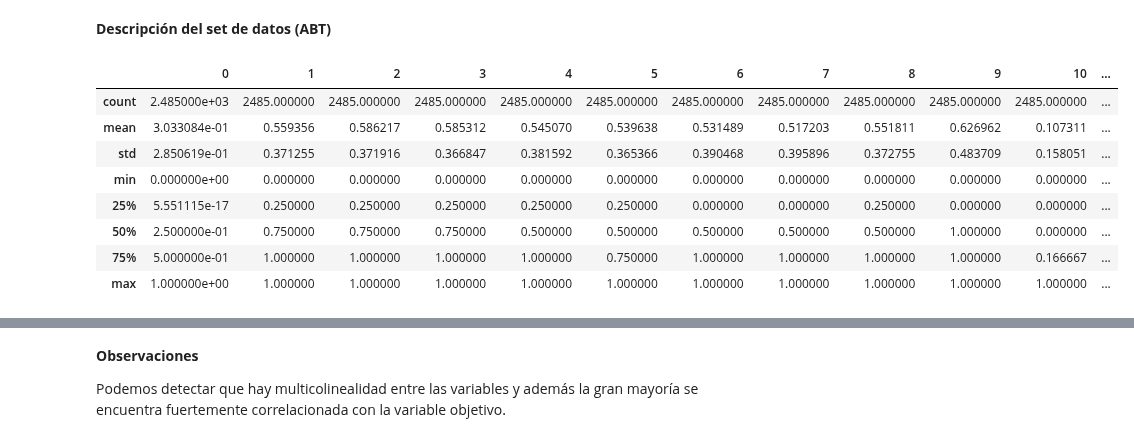
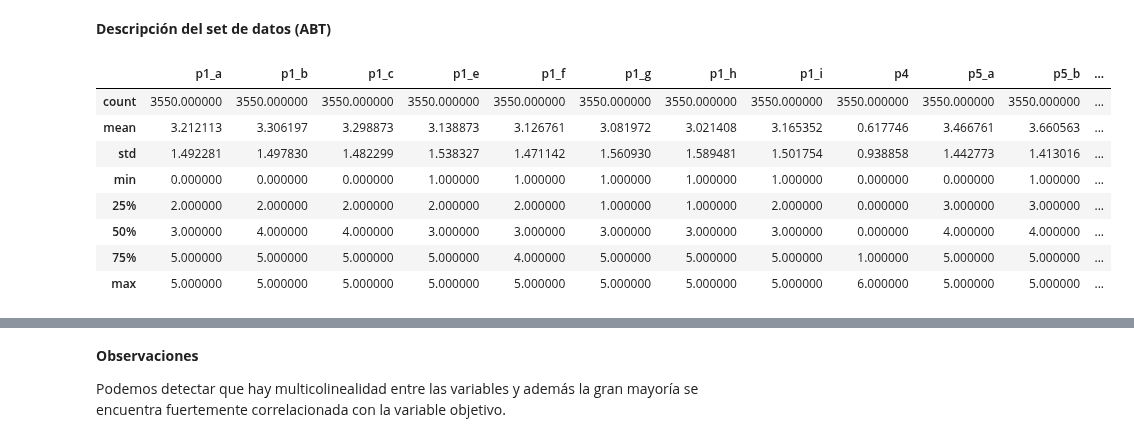
Before and after one commit to EstebanPerez25/ACD-Modelo_predictivo_de_satisfacion, a Jupyter notebook: Modelo_predictivo_de_satisfacción.ipynb, the cells around one changed output, grey strips where cells are left out. Drawn from its saved outputs; the diff is of its cells as text; code cells hidden in the pictures.

```diff
--- a/Modelo_predictivo_de_satisfacción.ipynb
+++ b/Modelo_predictivo_de_satisfacción.ipynb
@@ -901,14 +901,14 @@ Se utilzarán modelos de aprendizaje no supervisado para las siguientes tareas:
 # %% [markdown]
 **Descripción del set de datos (ABT)**
 # %%
-pd.DataFrame(X_train).describe()
+df_resampled.describe()
 # %% [output]
-|  | 0 | 1 | 2 | 3 | 4 | 5 | 6 | 7 | 8 | 9 | 10 | ... |
-| count | 2.485000e+03 | 2485.000000 | 2485.000000 | 2485.000000 | 2485.000000 | 2485.000000 | 2485.000000 | 2485.000000 | 2485.000000 | 2485.000000 | 2485.000000 | ... |
-| mean | 3.033084e-01 | 0.559356 | 0.586217 | 0.585312 | 0.545070 | 0.539638 | 0.531489 | 0.517203 | 0.551811 | 0.626962 | 0.107311 | ... |
-| std | 2.850619e-01 | 0.371255 | 0.371916 | 0.366847 | 0.381592 | 0.365366 | 0.390468 | 0.395896 | 0.372755 | 0.483709 | 0.158051 | ... |
-| min | 0.000000e+00 | 0.000000 | 0.000000 | 0.000000 | 0.000000 | 0.000000 | 0.000000 | 0.000000 | 0.000000 | 0.000000 | 0.000000 | ... |
-| 25% | 5.551115e-17 | 0.250000 | 0.250000 | 0.250000 | 0.250000 | 0.250000 | 0.000000 | 0.000000 | 0.250000 | 0.000000 | 0.000000 | ... |
-| 50% | 2.500000e-01 | 0.750000 | 0.750000 | 0.750000 | 0.500000 | 0.500000 | 0.500000 | 0.500000 | 0.500000 | 1.000000 | 0.000000 | ... |
-| 75% | 5.000000e-01 | 1.000000 | 1.000000 | 1.000000 | 1.000000 | 0.750000 | 1.000000 | 1.000000 | 1.000000 | 1.000000 | 0.166667 | ... |
-| max | 1.000000e+00 | 1.000000 | 1.000000 | 1.000000 | 1.000000 | 1.000000 | 1.000000 | 1.000000 | 1.000000 | 1.000000 | 1.000000 | ... |
+|  | p1_a | p1_b | p1_c | p1_e | p1_f | p1_g | p1_h | p1_i | p4 | p5_a | p5_b | ... |
+| count | 3550.000000 | 3550.000000 | 3550.000000 | 3550.000000 | 3550.000000 | 3550.000000 | 3550.000000 | 3550.000000 | 3550.000000 | 3550.000000 | 3550.000000 | ... |
+| mean | 3.212113 | 3.306197 | 3.298873 | 3.138873 | 3.126761 | 3.081972 | 3.021408 | 3.165352 | 0.617746 | 3.466761 | 3.660563 | ... |
+| std | 1.492281 | 1.497830 | 1.482299 | 1.538327 | 1.471142 | 1.560930 | 1.589481 | 1.501754 | 0.938858 | 1.442773 | 1.413016 | ... |
+| min | 0.000000 | 0.000000 | 0.000000 | 1.000000 | 1.000000 | 1.000000 | 1.000000 | 1.000000 | 0.000000 | 0.000000 | 1.000000 | ... |
+| 25% | 2.000000 | 2.000000 | 2.000000 | 2.000000 | 2.000000 | 1.000000 | 1.000000 | 2.000000 | 0.000000 | 3.000000 | 3.000000 | ... |
+| 50% | 3.000000 | 4.000000 | 4.000000 | 3.000000 | 3.000000 | 3.000000 | 3.000000 | 3.000000 | 0.000000 | 4.000000 | 4.000000 | ... |
+| 75% | 5.000000 | 5.000000 | 5.000000 | 5.000000 | 4.000000 | 5.000000 | 5.000000 | 5.000000 | 1.000000 | 5.000000 | 5.000000 | ... |
+| max | 5.000000 | 5.000000 | 5.000000 | 5.000000 | 5.000000 | 5.000000 | 5.000000 | 5.000000 | 6.000000 | 5.000000 | 5.000000 | ... |
```
Also changed, not shown: parts of 13 cells of this notebook.
